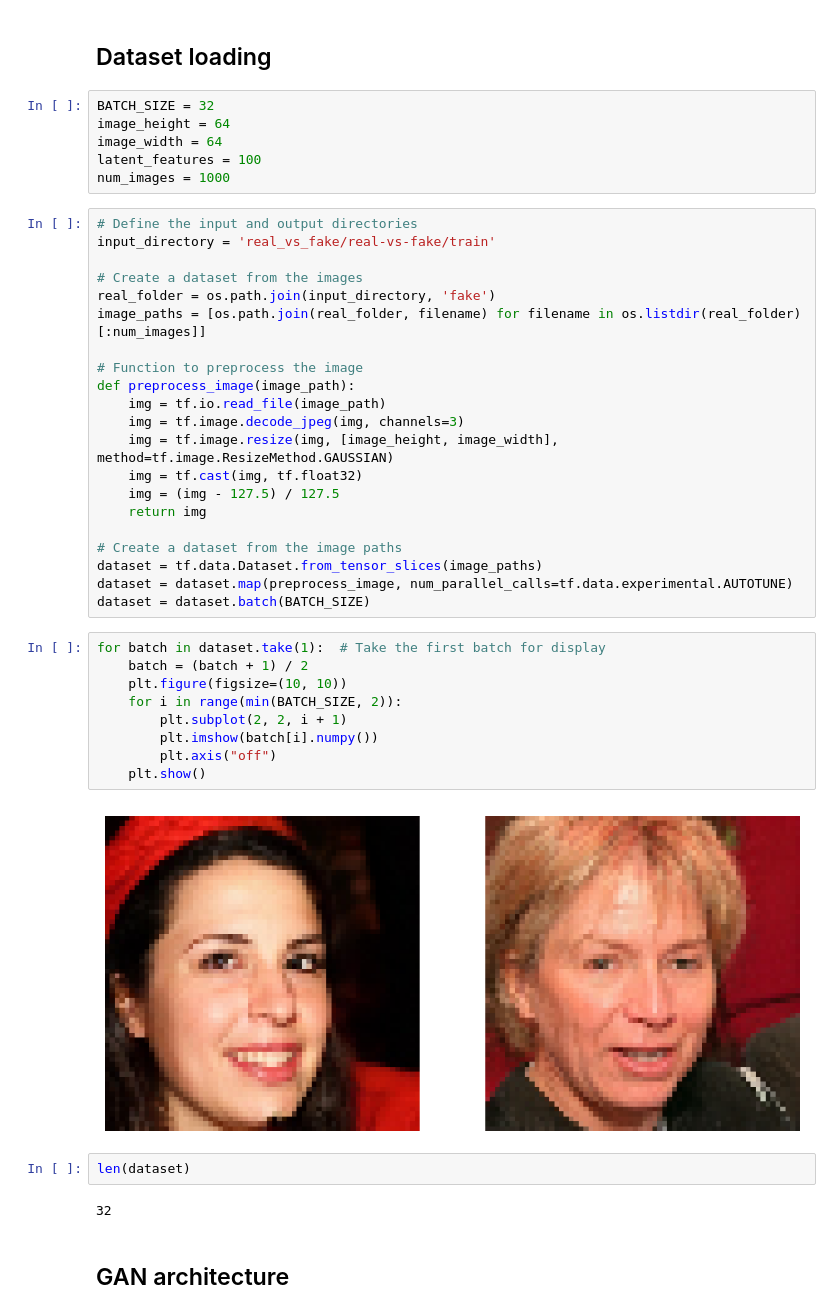
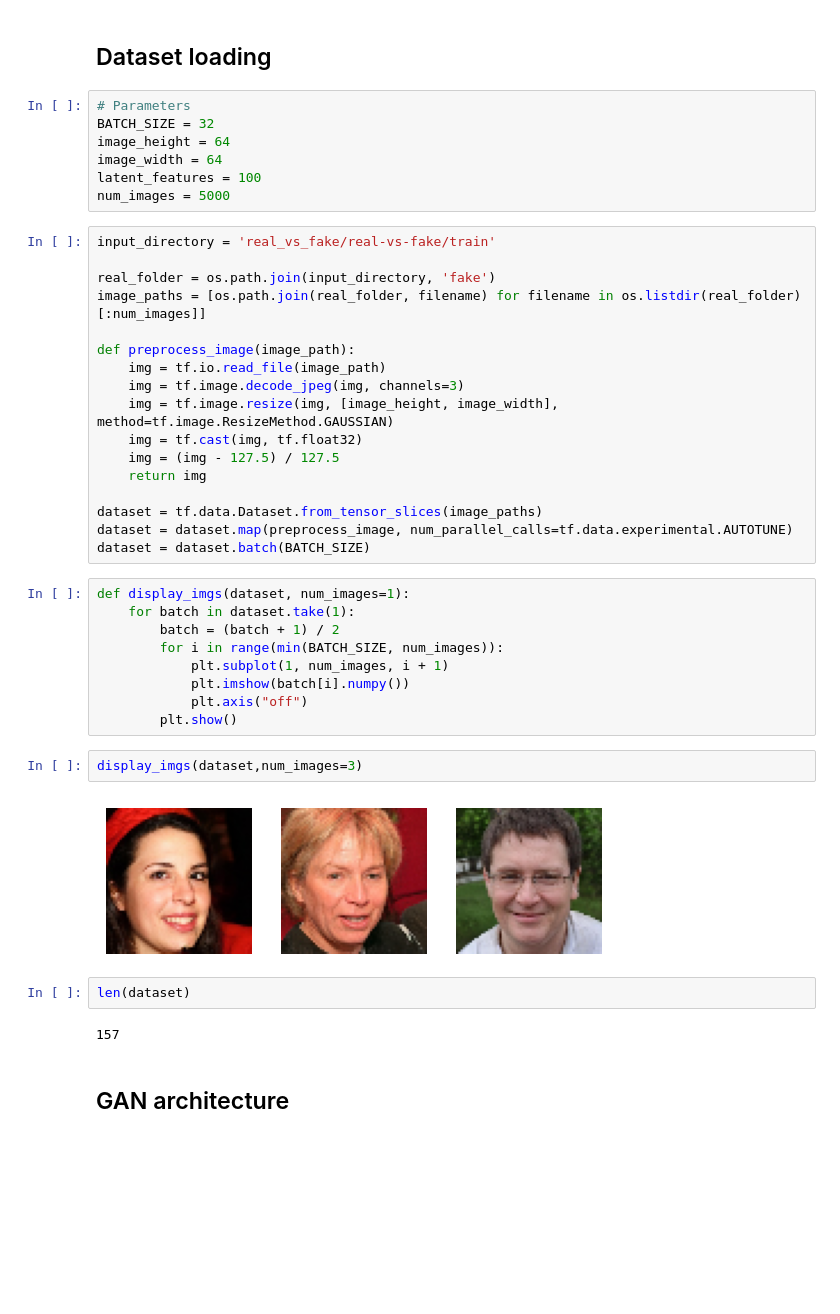
Before and after one commit to sanyamjain0315/generated-image-detection, a Jupyter notebook: GAN.ipynb, the cells around one changed output. Drawn from its saved outputs; the diff is of its cells as text; blank space fills up the shorter version.

```diff
--- a/GAN.ipynb
+++ b/GAN.ipynb
@@ -69,20 +69,18 @@ Physical devices cannot be modified after being initialized
 # %% [markdown]
 ## Dataset loading
 # %%
+# Parameters
 BATCH_SIZE = 32
 image_height = 64
 image_width = 64
 latent_features = 100
-num_images = 1000
+num_images = 5000
 # %%
-# Define the input and output directories
 input_directory = 'real_vs_fake/real-vs-fake/train'
 
-# Create a dataset from the images
 real_folder = os.path.join(input_directory, 'fake')
 image_paths = [os.path.join(real_folder, filename) for filename in os.listdir(real_folder)[:num_images]]
 
-# Function to preprocess the image
 def preprocess_image(image_path):
     img = tf.io.read_file(image_path)
     img = tf.image.decode_jpeg(img, channels=3)
@@ -91,25 +89,26 @@ def preprocess_image(image_path):
     img = (img - 127.5) / 127.5
     return img
 
-# Create a dataset from the image paths
 dataset = tf.data.Dataset.from_tensor_slices(image_paths)
 dataset = dataset.map(preprocess_image, num_parallel_calls=tf.data.experimental.AUTOTUNE)
 dataset = dataset.batch(BATCH_SIZE)
 # %%
-for batch in dataset.take(1):  # Take the first batch for display
-    batch = (batch + 1) / 2
-    plt.figure(figsize=(10, 10))
-    for i in range(min(BATCH_SIZE, 2)):
-        plt.subplot(2, 2, i + 1)
-        plt.imshow(batch[i].numpy())
-        plt.axis("off")
-    plt.show()
+def display_imgs(dataset, num_images=1):
+    for batch in dataset.take(1):
+        batch = (batch + 1) / 2
+        for i in range(min(BATCH_SIZE, num_images)):
+            plt.subplot(1, num_images, i + 1)
+            plt.imshow(batch[i].numpy())
+            plt.axis("off")
+        plt.show()
-# %% [output]
-[figure, removed]
+# %%
+display_imgs(dataset,num_images=3)
+# %% [output]
+[figure, added]
 # %%
 len(dataset)
 # %% [output]
-32
+157
 # %% [markdown]
 ## GAN architecture
 # %%
```
Also changed, not shown: parts of 18 cells of this notebook, 2 other files.
